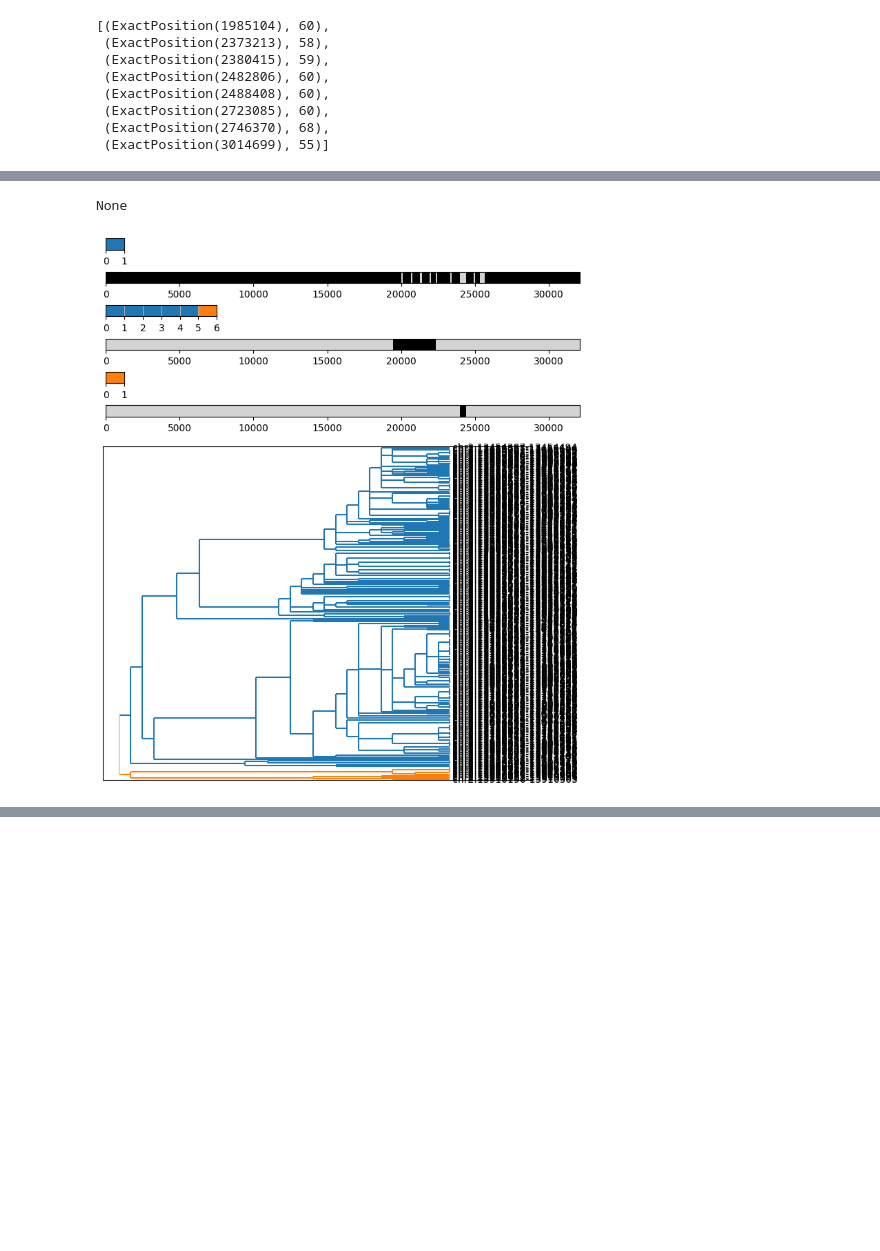
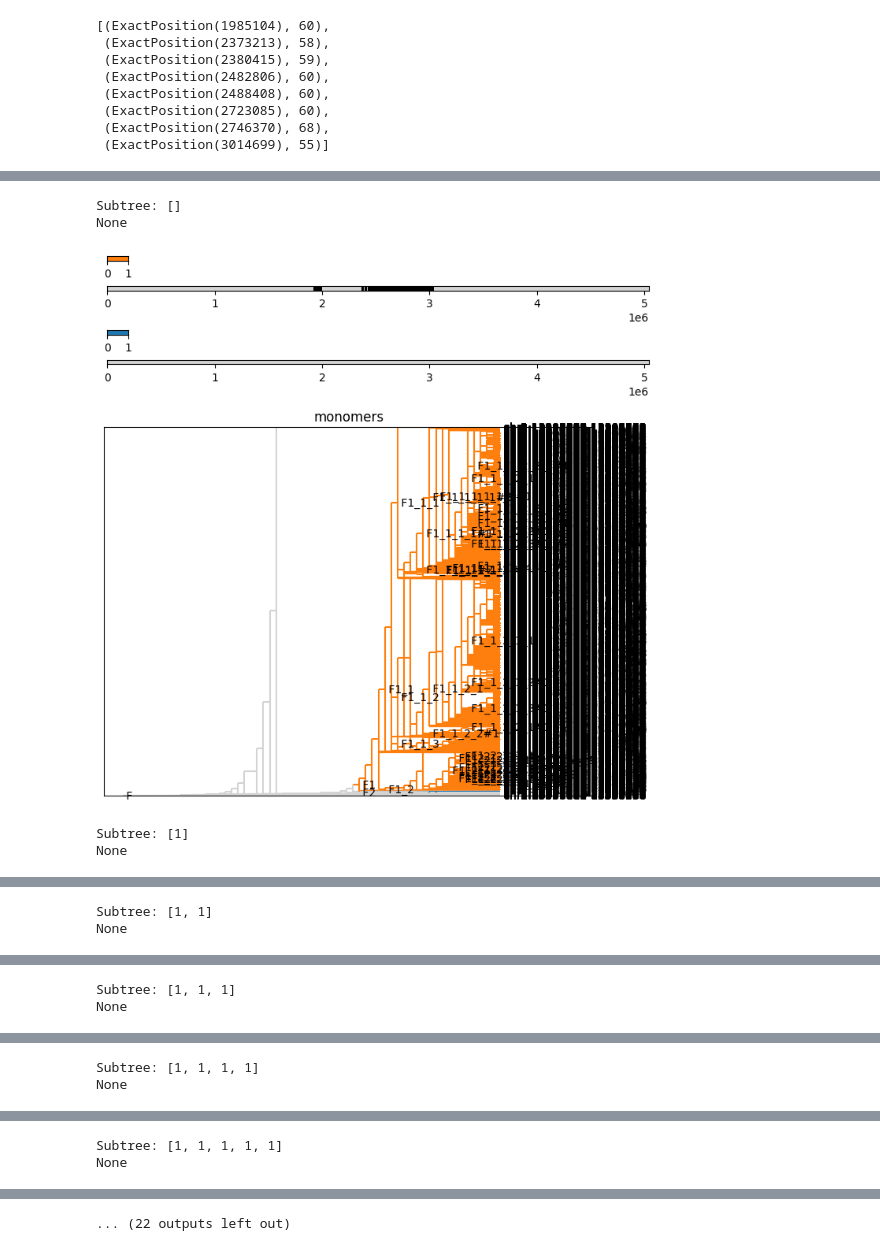
Before and after one commit to CENdetectHOR/CENdetectHOR_lib, a Jupyter notebook: findHORsFromMonomers.ipynb, the cells around one changed output, grey strips where cells are left out. Drawn from its saved outputs; the diff is of its cells as text; code cells hidden in the pictures; blank space fills up the shorter version.

Commit message:
Generate HOR tree as phylogeny

```diff
--- a/findHORsFromMonomers.ipynb
+++ b/findHORsFromMonomers.ipynb
@@ -82,4 +80,4 @@ plt.matshow(monomer_dists)
 # %%
-clusterings, tree, hors, hor_tree_root = clusterings_with_hors(monomers_as_seqs, seqs_as_features=monomers_as_features, distance_matrix=monomer_dists, min_len_loop=1, min_loop_reps=3)
+phyloXml, hor_tree_root, clusterings = clusterings_with_hors(monomers_as_seqs, seqs_as_features=monomers_as_features, distance_matrix=monomer_dists, min_len_loop=1, min_loop_reps=5)
 # %% [output]
 Start of clusterings_with_hors
@@ -168,5 +141,0 @@ None
-# %%
-show_hors(hor_tree_root.sub_hors, tree)
-# %% [output]
-None
-[figure, removed]
@@ -174,0 +142,8 @@ actual_hors = [hor for hor in hors if len(hor.hor.clade_seq) > 1]
+# %%
+show_hor_tree(hor_tree_root, references['chr2:10940332-15983263'], phyloXml.phylogenies[0])
+# %% [output]
+Subtree: []
+None
+[figure, added]
+Subtree: [1]
+None
@@ -174,0 +151,2 @@ actual_hors = [hor for hor in hors if len(hor.hor.clade_seq) > 1]
+Subtree: [1, 1]
+None
@@ -174,0 +154,2 @@ actual_hors = [hor for hor in hors if len(hor.hor.clade_seq) > 1]
+Subtree: [1, 1, 1]
+None
@@ -174,0 +157,2 @@ actual_hors = [hor for hor in hors if len(hor.hor.clade_seq) > 1]
+Subtree: [1, 1, 1, 1]
+None
@@ -174,0 +160,2 @@ actual_hors = [hor for hor in hors if len(hor.hor.clade_seq) > 1]
+Subtree: [1, 1, 1, 1, 1]
+None
@@ -175,2 +163,3 @@ actual_hors = [hor for hor in hors if len(hor.hor.clade_seq) > 1]
+... (22 outputs left out)
 # %%
 tree_output_filename = f'data/vitis/clusterings/test.tree.xml'
```
Also changed, not shown: parts of 11 cells of this notebook, 5 other files.
